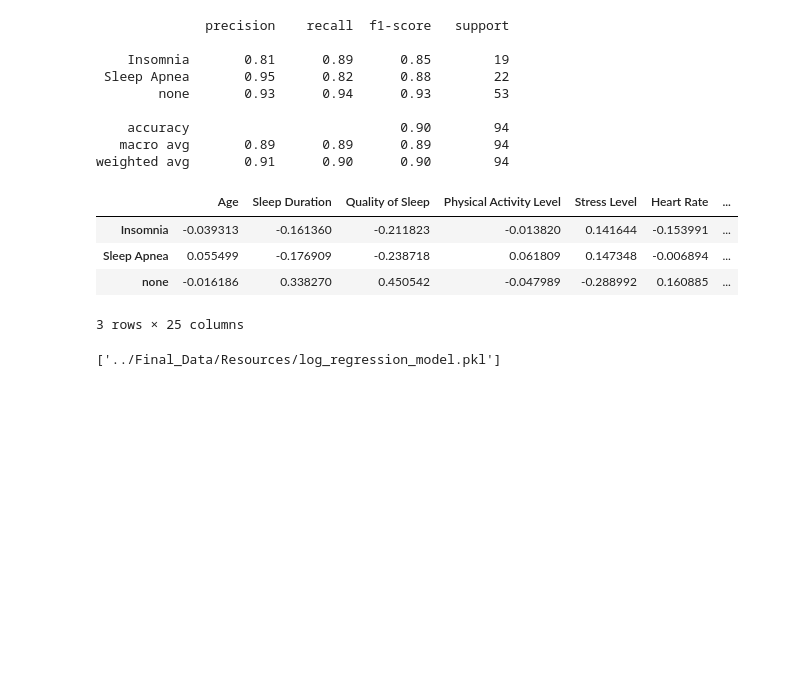
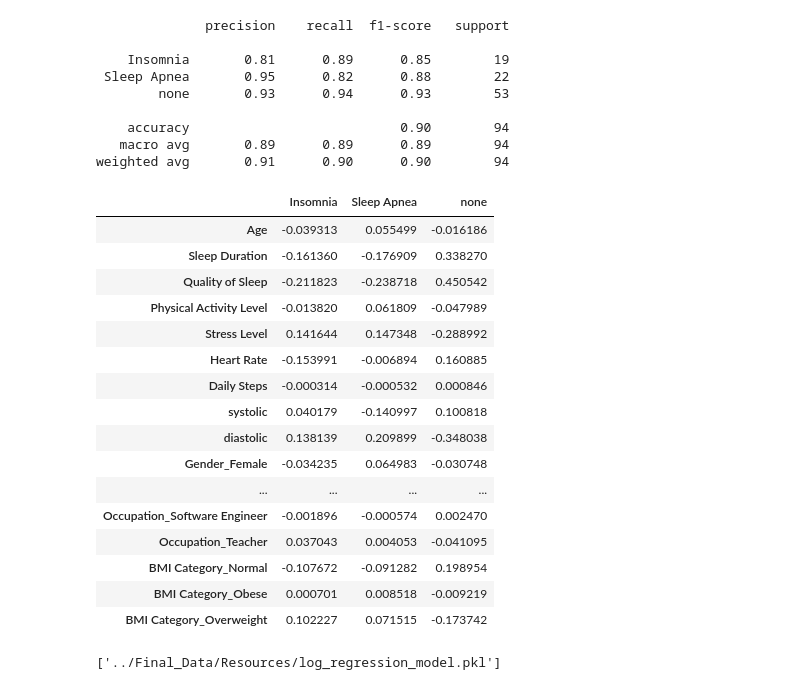
Before and after one commit to sWeeks99/Project-4, a Jupyter notebook: Foster/models_without_scaler.ipynb, the cells around one changed output. Cells and saved outputs as stored; diff of their text form; code cells hidden in the pictures; blank space fills up the shorter version.

```diff
--- a/Foster/models_without_scaler.ipynb
+++ b/Foster/models_without_scaler.ipynb
@@ -131,13 +131,25 @@ weighted avg       0.91      0.90      0.90        94
 # %%
 lr_importance = pd.DataFrame(lr_model.coef_, columns=X.columns)
 lr_importance.index = (['Insomnia','Sleep Apnea','none'])
-lr_importance
+lr_importance.T
 # %% [output]
-|  | Age | Sleep Duration | Quality of Sleep | Physical Activity Level | Stress Level | Heart Rate | ... |
-| Insomnia | -0.039313 | -0.161360 | -0.211823 | -0.013820 | 0.141644 | -0.153991 | ... |
-| Sleep Apnea | 0.055499 | -0.176909 | -0.238718 | 0.061809 | 0.147348 | -0.006894 | ... |
-| none | -0.016186 | 0.338270 | 0.450542 | -0.047989 | -0.288992 | 0.160885 | ... |
+|  | Insomnia | Sleep Apnea | none |
+| Age | -0.039313 | 0.055499 | -0.016186 |
+| Sleep Duration | -0.161360 | -0.176909 | 0.338270 |
+| Quality of Sleep | -0.211823 | -0.238718 | 0.450542 |
+| Physical Activity Level | -0.013820 | 0.061809 | -0.047989 |
+| Stress Level | 0.141644 | 0.147348 | -0.288992 |
+| Heart Rate | -0.153991 | -0.006894 | 0.160885 |
+| Daily Steps | -0.000314 | -0.000532 | 0.000846 |
+| systolic | 0.040179 | -0.140997 | 0.100818 |
+| diastolic | 0.138139 | 0.209899 | -0.348038 |
+| Gender_Female | -0.034235 | 0.064983 | -0.030748 |
+| ... | ... | ... | ... |
+| Occupation_Software Engineer | -0.001896 | -0.000574 | 0.002470 |
+| Occupation_Teacher | 0.037043 | 0.004053 | -0.041095 |
+| BMI Category_Normal | -0.107672 | -0.091282 | 0.198954 |
+| BMI Category_Obese | 0.000701 | 0.008518 | -0.009219 |
+| BMI Category_Overweight | 0.102227 | 0.071515 | -0.173742 |
-3 rows × 25 columns
 # %%
 import joblib
 joblib.dump(lr_model, '../Final_Data/Resources/log_regression_model.pkl')
```
Also changed, not shown: 1 other file.
